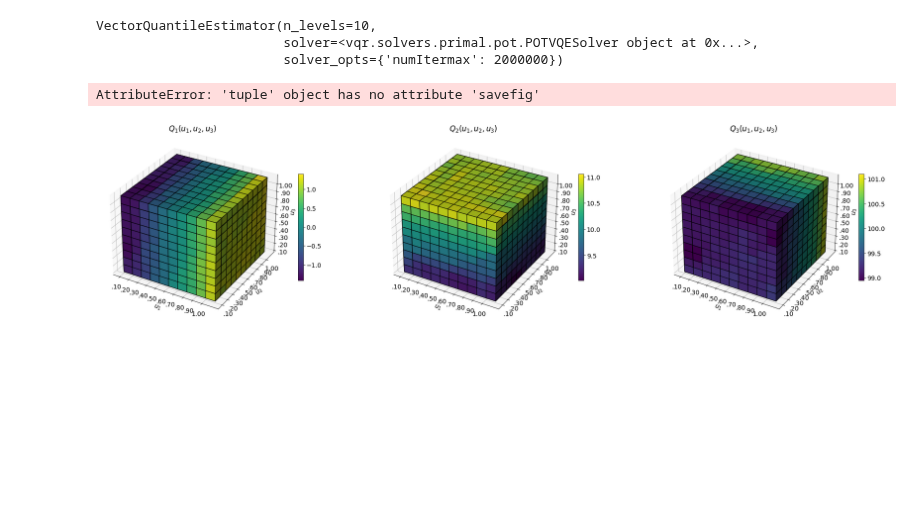
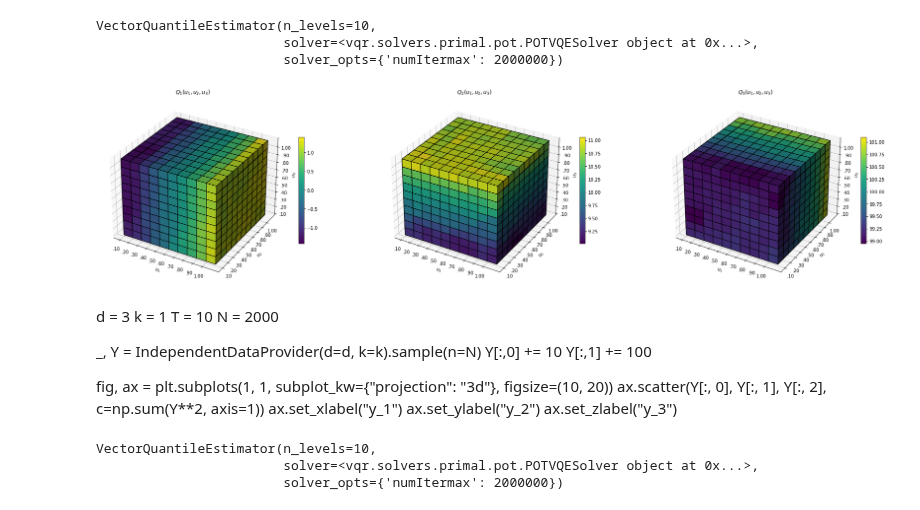
Before and after one commit to vistalab-technion/vqr, a Jupyter notebook: notebooks/01-VQE.ipynb, the cells around one changed output. Saved outputs shown, nothing was run; the diff lists cells and outputs as text; code cells hidden in the pictures; blank space fills up the shorter version.

```diff
--- a/notebooks/01-VQE.ipynb
+++ b/notebooks/01-VQE.ipynb
@@ -179,14 +179,24 @@ VectorQuantileEstimator(n_levels=10,
                         solver=<vqr.solvers.primal.pot.POTVQESolver object at 0x...>,
                         solver_opts={'numItermax': 2000000})
 # %%
-fig , ax = plot_quantiles_3d(
-    T,
-    d,
-    Qs=vq3.vector_quantiles(refine=True),
-    Us=vq3.quantile_grid,
-    figsize=(32, 22)
+fig, ax = plot_quantiles_3d(
+    T, d, Qs=vq3.vector_quantiles(refine=True), Us=vq3.quantile_grid, figsize=(32, 22)
 )
 fig.savefig("figs/qr_3d.png", dpi=150, bbox_inches="tight")
 # %% [output]
-AttributeError: 'tuple' object has no attribute 'savefig'
-[figure, old version]
+[figure, new version]
+# %% [markdown]
+d = 3
+k = 1
+T = 10
+N = 2000
+
+_, Y = IndependentDataProvider(d=d, k=k).sample(n=N)
+Y[:,0] += 10
+Y[:,1] += 100
+
+fig, ax = plt.subplots(1, 1, subplot_kw={"projection": "3d"}, figsize=(10, 20))
+ax.scatter(Y[:, 0], Y[:, 1], Y[:, 2], c=np.sum(Y**2, axis=1))
+ax.set_xlabel("y_1")
+ax.set_ylabel("y_2")
+ax.set_zlabel("y_3")
@@ -192,0 +215,11 @@ AttributeError: 'tuple' object has no attribute 'savefig'
+# %%
+vq3 = VectorQuantileEstimator(
+    n_levels=T,
+    solver=solver,
+    solver_opts=solver_opts,
+)
+vq3.fit(Y)
+# %% [output]
+VectorQuantileEstimator(n_levels=10,
+                        solver=<vqr.solvers.primal.pot.POTVQESolver object at 0x...>,
+                        solver_opts={'numItermax': 2000000})
```
Also changed, not shown: parts of 15 cells of this notebook, 6 other files.
